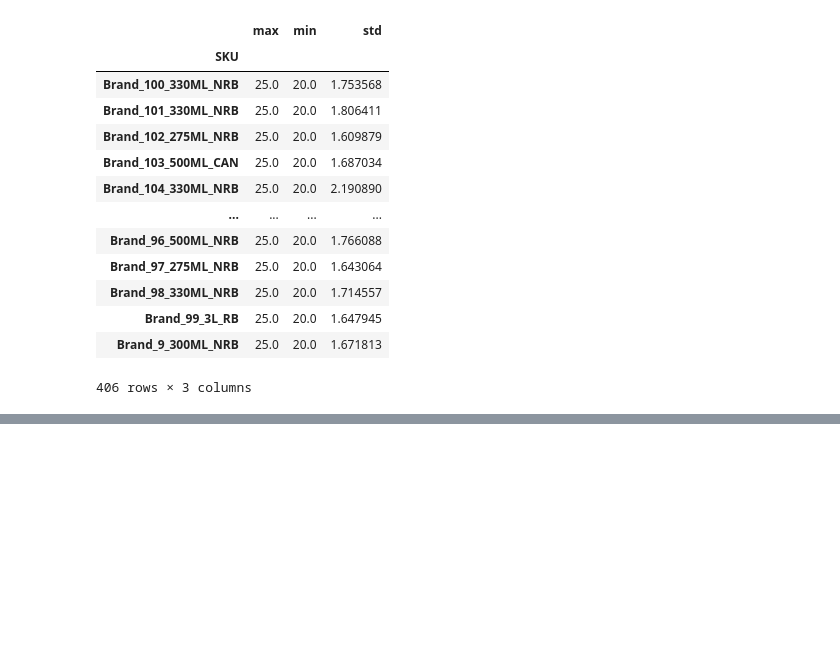
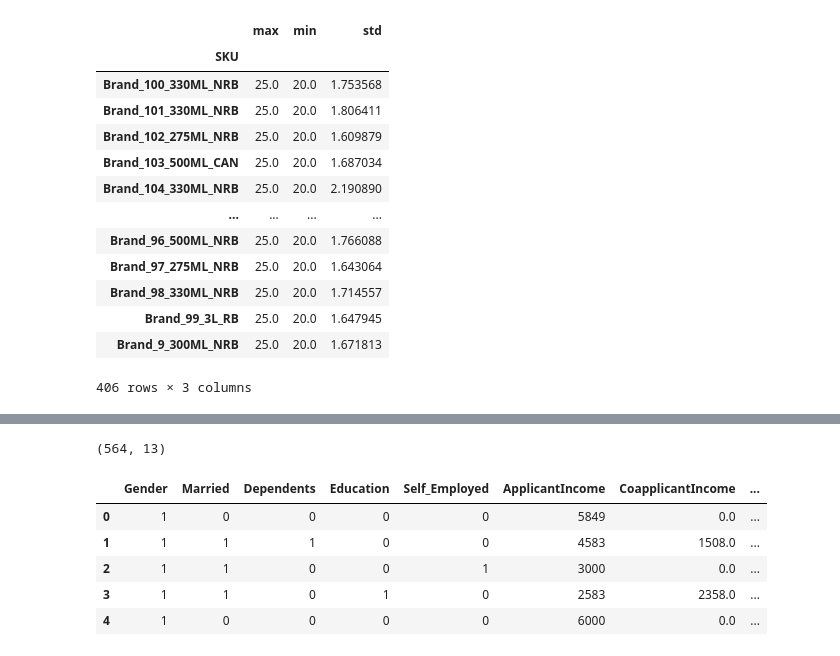
Before and after one commit to rimanshu/Private_personal, a Jupyter notebook: DataStructure/Untitled1.ipynb, the cells around one changed output, grey strips where cells are left out. Cells and saved outputs as stored; diff of their text form; code cells hidden in the pictures; blank space fills up the shorter version.

```diff
--- a/DataStructure/Untitled1.ipynb
+++ b/DataStructure/Untitled1.ipynb
@@ -716,0 +1141,9 @@ df_data.groupby('SKU')['SKU_test'].agg(['max','min','std'])
+# %%
+df.dropna(subset=['Credit_History'],how='all', inplace=True)
+# %%
+df.Married.fillna(df.Married.mode()[0],inplace=True)
+df.Gender.fillna(df.Gender.mode()[0],inplace=True)
+df.Dependents.fillna(df.Dependents.mode()[0],inplace=True)
+df.Self_Employed.fillna(df.Self_Employed.mode()[0],inplace=True)
+df.LoanAmount.fillna(df.LoanAmount.mean(),inplace=True)
+df.Loan_Amount_Term.fillna(df.Loan_Amount_Term.mode()[0],inplace=True)
@@ -716,0 +1167,27 @@ df_data.groupby('SKU')['SKU_test'].agg(['max','min','std'])
+# %%
+df.shape
+# %% [output]
+(564, 13)
+# %%
+df.columns
+df = df[['Gender', 'Married', 'Dependents', 'Education',
+       'Self_Employed', 'ApplicantIncome', 'CoapplicantIncome', 'LoanAmount',
+       'Loan_Amount_Term', 'Credit_History', 'Property_Area', 'Loan_Status']]
+# %%
+from sklearn.preprocessing import LabelEncoder
+
+df.Gender = LabelEncoder().fit_transform(df.Gender)
+df.Married = LabelEncoder().fit_transform(df.Married)
+df.Dependents = LabelEncoder().fit_transform(df.Dependents)
+df.Education = LabelEncoder().fit_transform(df.Education)
+df.Self_Employed = LabelEncoder().fit_transform(df.Self_Employed)
+df.Property_Area = LabelEncoder().fit_transform(df.Property_Area)
+df.Loan_Status = LabelEncoder().fit_transform(df.Loan_Status)
+df.head()
+# %% [output]
+|  | Gender | Married | Dependents | Education | Self_Employed | ApplicantIncome | CoapplicantIncome | ... |
+| 0 | 1 | 0 | 0 | 0 | 0 | 5849 | 0.0 | ... |
+| 1 | 1 | 1 | 1 | 0 | 0 | 4583 | 1508.0 | ... |
+| 2 | 1 | 1 | 0 | 0 | 1 | 3000 | 0.0 | ... |
+| 3 | 1 | 1 | 0 | 1 | 0 | 2583 | 2358.0 | ... |
+| 4 | 1 | 0 | 0 | 0 | 0 | 6000 | 0.0 | ... |
```
Also changed, not shown: parts of 90 cells of this notebook, 9 other files.
